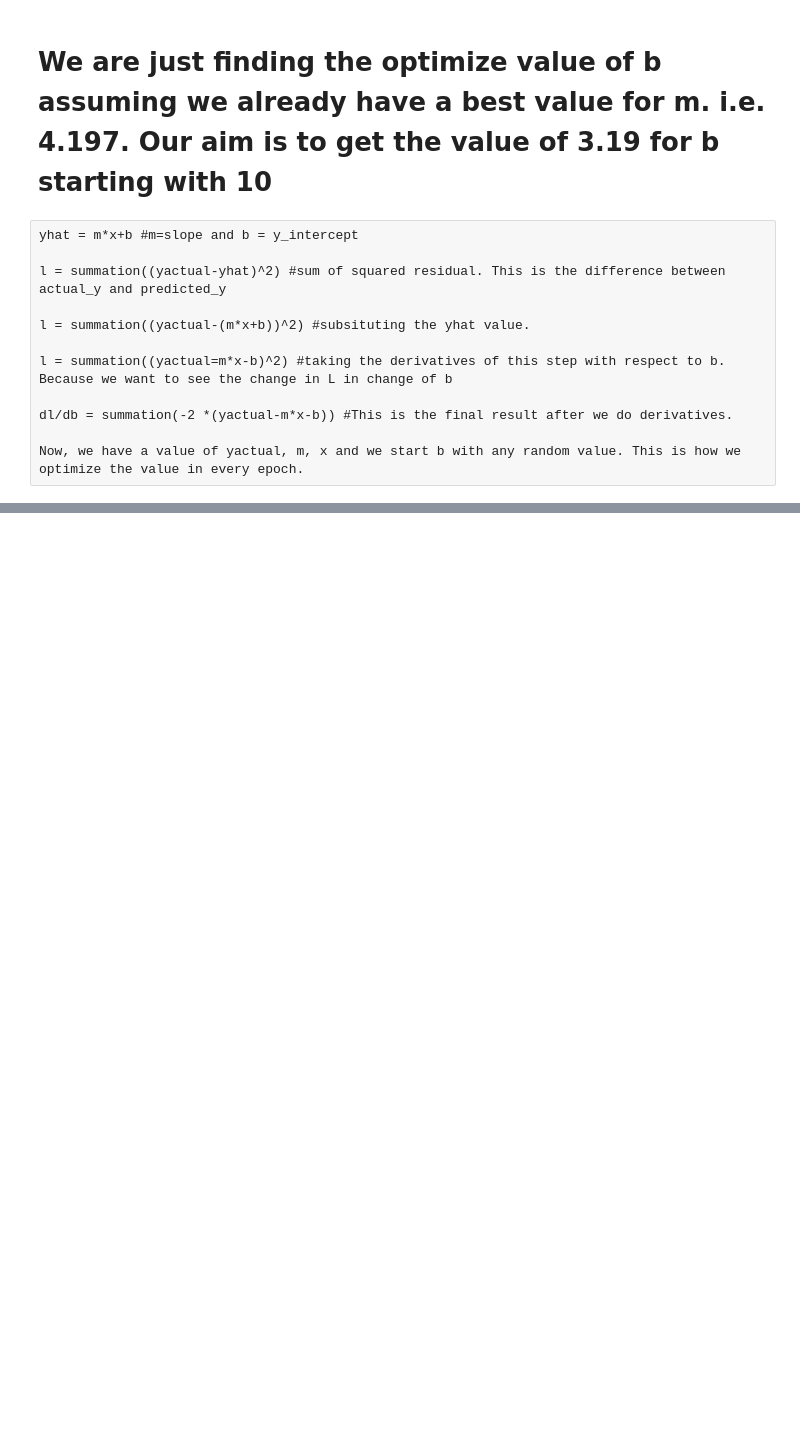
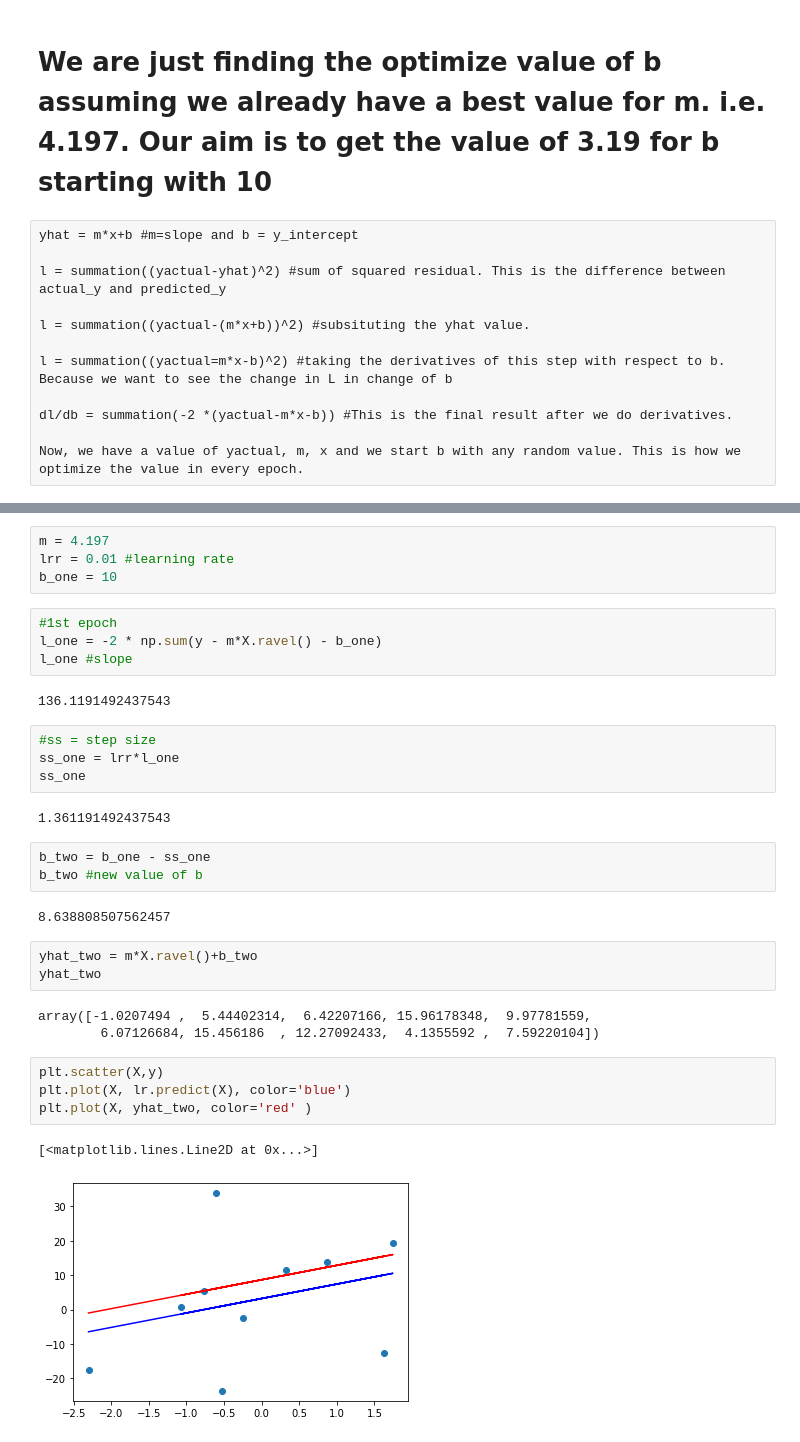
Before and after one commit to Shreejan-git/machine_learning_sklearn, a Jupyter notebook: GradientDescent_mathematical_formulation.ipynb, the cells around one changed output, grey strips where cells are left out. Cells and saved outputs as stored; diff of their text form; blank space fills up the shorter version.

```diff
--- a/GradientDescent_mathematical_formulation.ipynb
+++ b/GradientDescent_mathematical_formulation.ipynb
@@ -144,0 +50,34 @@ plt.plot(X,yhat_t,color='yellow')
+# %%
+m = 4.197
+lrr = 0.01 #learning rate
+b_one = 10
+# %%
+#1st epoch
+l_one = -2 * np.sum(y - m*X.ravel() - b_one)
+l_one #slope
+# %% [output]
+136.1191492437543
+# %%
+#ss = step size
+ss_one = lrr*l_one
+ss_one
+# %% [output]
+1.361191492437543
+# %%
+b_two = b_one - ss_one
+b_two #new value of b
+# %% [output]
+8.638808507562457
+# %%
+yhat_two = m*X.ravel()+b_two
+yhat_two
+# %% [output]
+array([-1.0207494 ,  5.44402314,  6.42207166, 15.96178348,  9.97781559,
+        6.07126684, 15.456186  , 12.27092433,  4.1355592 ,  7.59220104])
+# %%
+plt.scatter(X,y)
+plt.plot(X, lr.predict(X), color='blue')
+plt.plot(X, yhat_two, color='red' )
+# %% [output]
+[<matplotlib.lines.Line2D at 0x...>]
+[figure, added]
```
Also changed, not shown: parts of 34 cells of this notebook.
